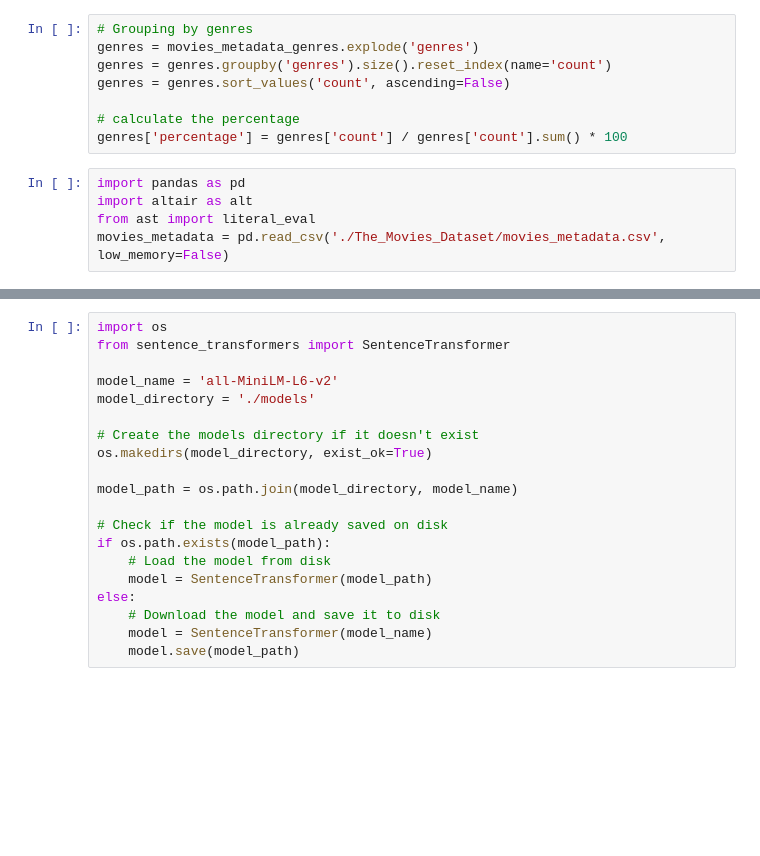
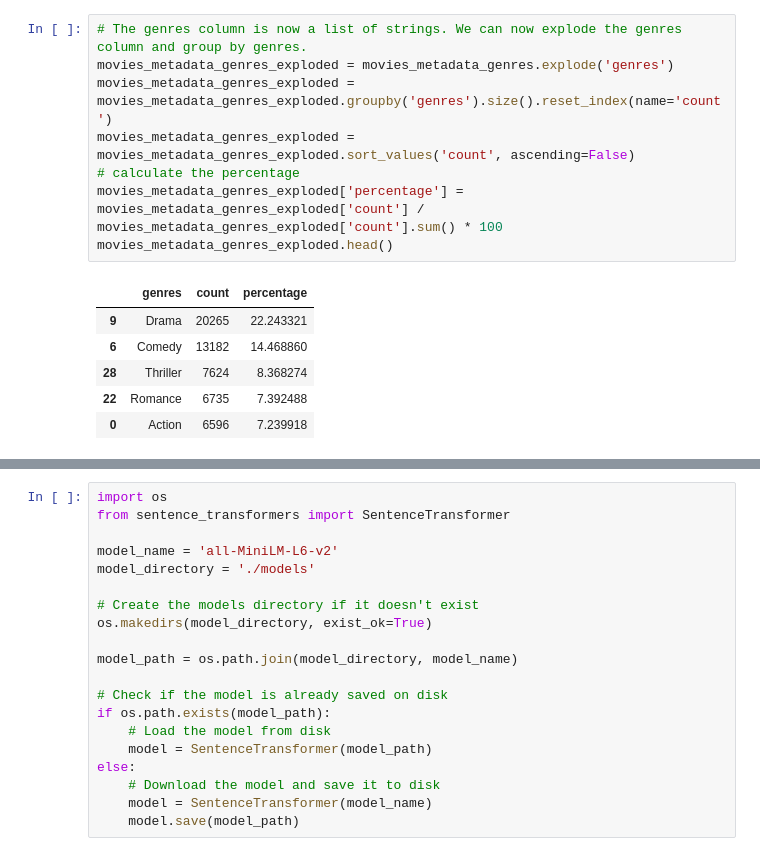
Before and after one commit to balajigandhi/msds_dtsa5304, a Jupyter notebook: The_Movies_Dataset.ipynb, the cells around one changed output, grey strips where cells are left out. Cells and saved outputs as stored; diff of their text form; blank space fills up the shorter version.

```diff
--- a/The_Movies_Dataset.ipynb
+++ b/The_Movies_Dataset.ipynb
@@ -26,15 +53,17 @@ movies_metadata_genres['genres'] = (
 # %%
-# Grouping by genres
-genres = movies_metadata_genres.explode('genres')
-genres = genres.groupby('genres').size().reset_index(name='count')
-genres = genres.sort_values('count', ascending=False)
-
+# The genres column is now a list of strings. We can now explode the genres column and group by genres.
+movies_metadata_genres_exploded = movies_metadata_genres.explode('genres')
+movies_metadata_genres_exploded = movies_metadata_genres_exploded.groupby('genres').size().reset_index(name='count')
+movies_metadata_genres_exploded = movies_metadata_genres_exploded.sort_values('count', ascending=False)
 # calculate the percentage
-genres['percentage'] = genres['count'] / genres['count'].sum() * 100
+movies_metadata_genres_exploded['percentage'] = movies_metadata_genres_exploded['count'] / movies_metadata_genres_exploded['count'].sum() * 100
+movies_metadata_genres_exploded.head()
+# %% [output]
+|  | genres | count | percentage |
+| 9 | Drama | 20265 | 22.243321 |
+| 6 | Comedy | 13182 | 14.468860 |
+| 28 | Thriller | 7624 | 8.368274 |
+| 22 | Romance | 6735 | 7.392488 |
+| 0 | Action | 6596 | 7.239918 |
-# %%
-import pandas as pd
-import altair as alt
-from ast import literal_eval
-movies_metadata = pd.read_csv('./The_Movies_Dataset/movies_metadata.csv', low_memory=False)
 # %%
 # plot the genres distribution
```
Also changed, not shown: parts of 18 cells of this notebook, 2 other files.
